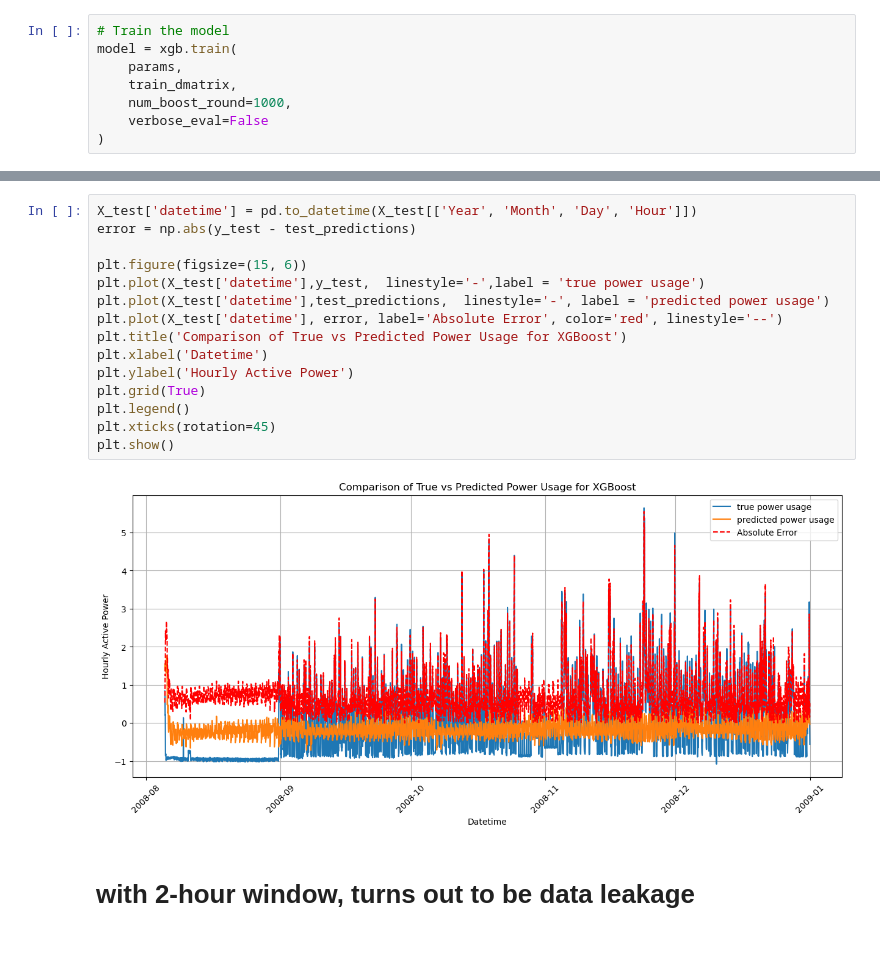
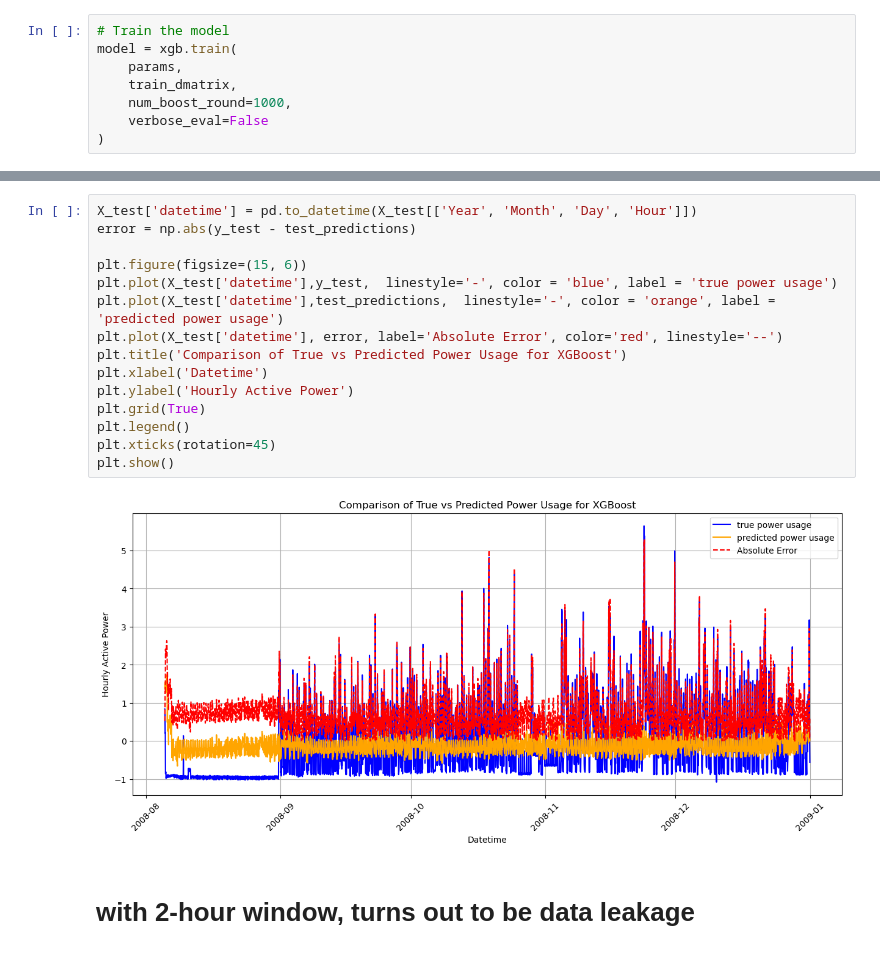
Before and after one commit to LyricLrs/Prediction-of-Individual-Household-Electric-Power-Consumption, a Jupyter notebook: XGBoost.ipynb, the cells around one changed output, grey strips where cells are left out. Drawn from its saved outputs; the diff is of its cells as text.

```diff
--- a/XGBoost.ipynb
+++ b/XGBoost.ipynb
@@ -475,20 +475,20 @@ R-squared: 0.1074
 # %%
 X_test['datetime'] = pd.to_datetime(X_test[['Year', 'Month', 'Day', 'Hour']])
 error = np.abs(y_test - test_predictions)
 
 plt.figure(figsize=(15, 6))
-plt.plot(X_test['datetime'],y_test,  linestyle='-',label = 'true power usage')
-plt.plot(X_test['datetime'],test_predictions,  linestyle='-', label = 'predicted power usage')
+plt.plot(X_test['datetime'],y_test,  linestyle='-', color = 'blue', label = 'true power usage')
+plt.plot(X_test['datetime'],test_predictions,  linestyle='-', color = 'orange', label = 'predicted power usage')
 plt.plot(X_test['datetime'], error, label='Absolute Error', color='red', linestyle='--')
 plt.title('Comparison of True vs Predicted Power Usage for XGBoost')
 plt.xlabel('Datetime')
 plt.ylabel('Hourly Active Power')
 plt.grid(True)
 plt.legend()
 plt.xticks(rotation=45)
 plt.show()
 # %% [output]
-[figure, old version]
+[figure, new version]
 # %% [markdown]
 # with 2-hour window, turns out to be data leakage
 # %%
```
Also changed, not shown: parts of 4 cells of this notebook, 2 other files.
